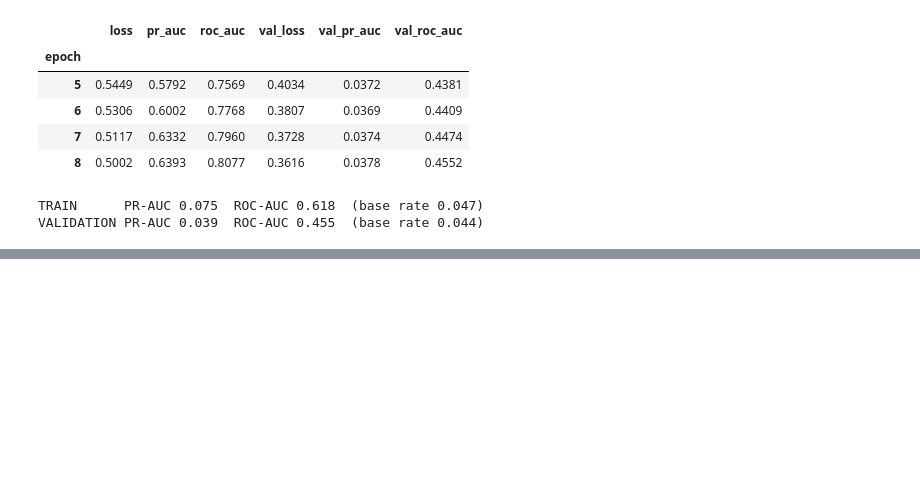
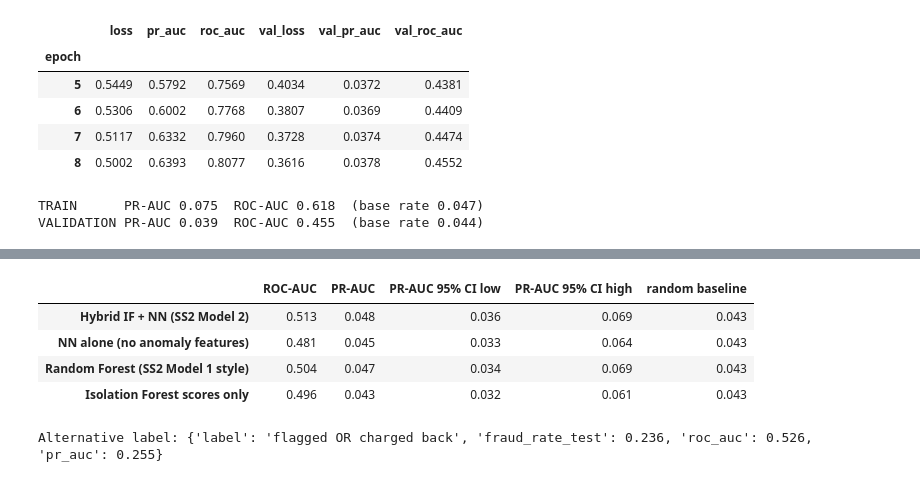
Before and after one commit to Theophillus-Stadio/SS1_Repo_CAP182_Theophillus-Moseki_26304942, a Jupyter notebook: SS3/SS3_PartB.ipynb, the cells around one changed output, grey strips where cells are left out. Saved outputs shown, nothing was run; the diff lists cells and outputs as text; code cells hidden in the pictures; blank space fills up the shorter version.

Commit message:
Add files via upload
Model Validation

```diff
--- a/SS3/SS3_PartB.ipynb
+++ b/SS3/SS3_PartB.ipynb
@@ -309,0 +370,24 @@ VALIDATION PR-AUC 0.039  ROC-AUC 0.455  (base rate 0.044)
+# %%
+# ---- Comparisons re-run from SS2 on the client data (all trained on TRAIN, selected on VALIDATION, reported on TEST) ----
+H_nn = run_hybrid((X_train, X_val, X_test), (y_train, y_val, y_test), use_anomaly=False)                    # NN alone (no anomaly features)
+rf = RandomForestClassifier(n_estimators=200, min_samples_leaf=5, class_weight='balanced_subsample', random_state=SEED, n_jobs=-1).fit(X_train, y_train)
+iso_only = -IsolationForest(n_estimators=200, contamination='auto', random_state=SEED, n_jobs=-1).fit(X_train[y_train == 0]).score_samples(X_test)
+models = {'Hybrid IF + NN (SS2 Model 2)': p_test, 'NN alone (no anomaly features)': H_nn['p_test'],
+          'Random Forest (SS2 Model 1 style)': rf.predict_proba(X_test)[:, 1], 'Isolation Forest scores only': iso_only}
+cmp = pd.DataFrame({k: {'ROC-AUC': roc_auc_score(y_test, v), 'PR-AUC': average_precision_score(y_test, v),
+                        'PR-AUC 95% CI low': boot_ci(y_test, v, average_precision_score)[0], 'PR-AUC 95% CI high': boot_ci(y_test, v, average_precision_score)[1]}
+                    for k, v in models.items()}).T
+cmp['random baseline'] = y_test.mean(); cmp.round(3).to_csv('outputs/model_comparison.csv'); display(cmp.round(3))
+
+# ---- Label sensitivity: SS2 Part D's alternative label ('flagged OR charged back') on the same pipeline ----
+(Xa_tr, Xa_va, Xa_te), (ya_tr, ya_va, ya_te), _ = make_matrices('is_fraud_broad')
+Ha = run_hybrid((Xa_tr, Xa_va, Xa_te), (ya_tr, ya_va, ya_te))
+alt = {'label': 'flagged OR charged back', 'fraud_rate_test': float(ya_te.mean()), 'roc_auc': roc_auc_score(ya_te, Ha['p_test']), 'pr_auc': average_precision_score(ya_te, Ha['p_test'])}
+json.dump(alt, open('outputs/label_sensitivity.json', 'w'), indent=2); print('Alternative label:', {k: (round(v, 3) if isinstance(v, float) else v) for k, v in alt.items()})
+# %% [output]
+|  | ROC-AUC | PR-AUC | PR-AUC 95% CI low | PR-AUC 95% CI high | random baseline |
+| Hybrid IF + NN (SS2 Model 2) | 0.513 | 0.048 | 0.036 | 0.069 | 0.043 |
+| NN alone (no anomaly features) | 0.481 | 0.045 | 0.033 | 0.064 | 0.043 |
+| Random Forest (SS2 Model 1 style) | 0.504 | 0.047 | 0.034 | 0.069 | 0.043 |
+| Isolation Forest scores only | 0.496 | 0.043 | 0.032 | 0.061 | 0.043 |
+Alternative label: {'label': 'flagged OR charged back', 'fraud_rate_test': 0.236, 'roc_auc': 0.526, 'pr_auc': 0.255}
```
Also changed, not shown: parts of 3 cells of this notebook.
